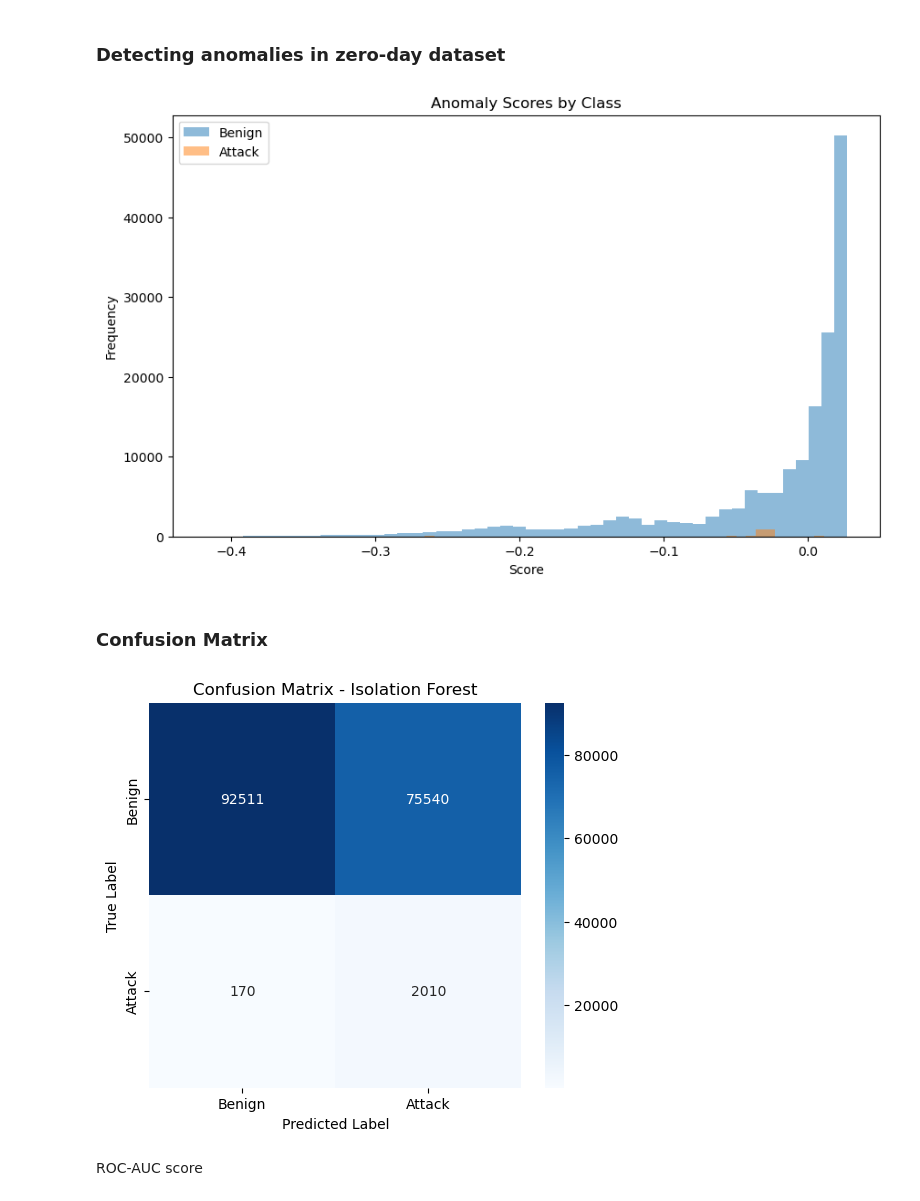
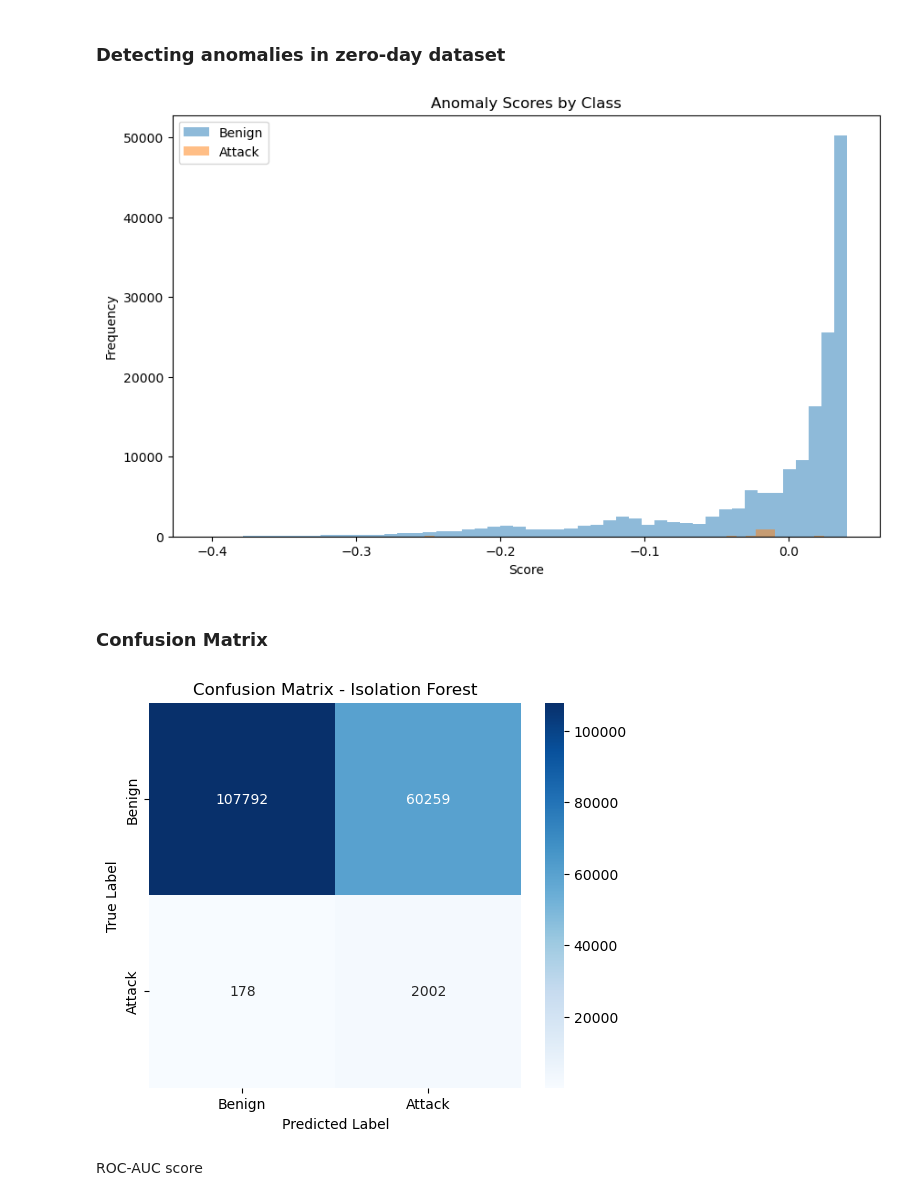
Before and after one commit to ANKOI12/INF6422E---Advanced-Concepts-in-Computer-Security, a Jupyter notebook: Final project/Notebook - Final project - INF6422E - 2487137 - 2421549.ipynb, the cells around one changed output. Cells and saved outputs as stored; diff of their text form; code cells hidden in the pictures.

```diff
--- a/Final project/Notebook - Final project - INF6422E - 2487137 - 2421549.ipynb
+++ b/Final project/Notebook - Final project - INF6422E - 2487137 - 2421549.ipynb
@@ -431,6 +471,9 @@ X_train_benign_scaled = scaler_unsup.fit_transform(X_train_benign)
 # Scale zero-day data
 X_zero_unsup_scaled = scaler_unsup.transform(X_zero)
 
+# Known dataset scaling
+X_known_unsup_scaled = scaler_unsup.transform(X_known_test)
+
 print("Unsupervised scaling complete")
 # %% [output]
 Benign training samples: (961294, 78)
@@ -495,7 +710,7 @@ weighted avg       0.99      0.56      0.71    170231
 # %%
 import matplotlib.pyplot as plt
 
-scores = iso_model.decision_function(
+scores = iso_final.decision_function(
     X_zero_unsup_scaled
 )
 
@@ -522,40 +737,40 @@ plt.legend()
 
 plt.show()
 # %% [output]
-[figure, old version]
+[figure, new version]
 # %% [markdown]
 ### Confusion Matrix
 # %%
 from sklearn.metrics import confusion_matrix
 import seaborn as sns
 import matplotlib.pyplot as plt
 
 # Compute confusion matrix
 cm = confusion_matrix(
     y_zero,
-    y_zero_unsup_pred,
+    y_zero_pred_final,
     labels=["Benign", "Attack"]
 )
 
 # Plot confusion matrix
 plt.figure(figsize=(6,5))
 
 sns.heatmap(
     cm,
     annot=True,
     fmt="d",
     cmap="Blues",
     xticklabels=["Benign", "Attack"],
     yticklabels=["Benign", "Attack"]
 )
 
 plt.title("Confusion Matrix - Isolation Forest")
 plt.xlabel("Predicted Label")
 plt.ylabel("True Label")
 
 plt.show()
 # %% [output]
-[figure, old version]
+[figure, new version]
 # %% [markdown]
 ROC-AUC score
 # %%
```
Also changed, not shown: parts of 11 cells of this notebook.
